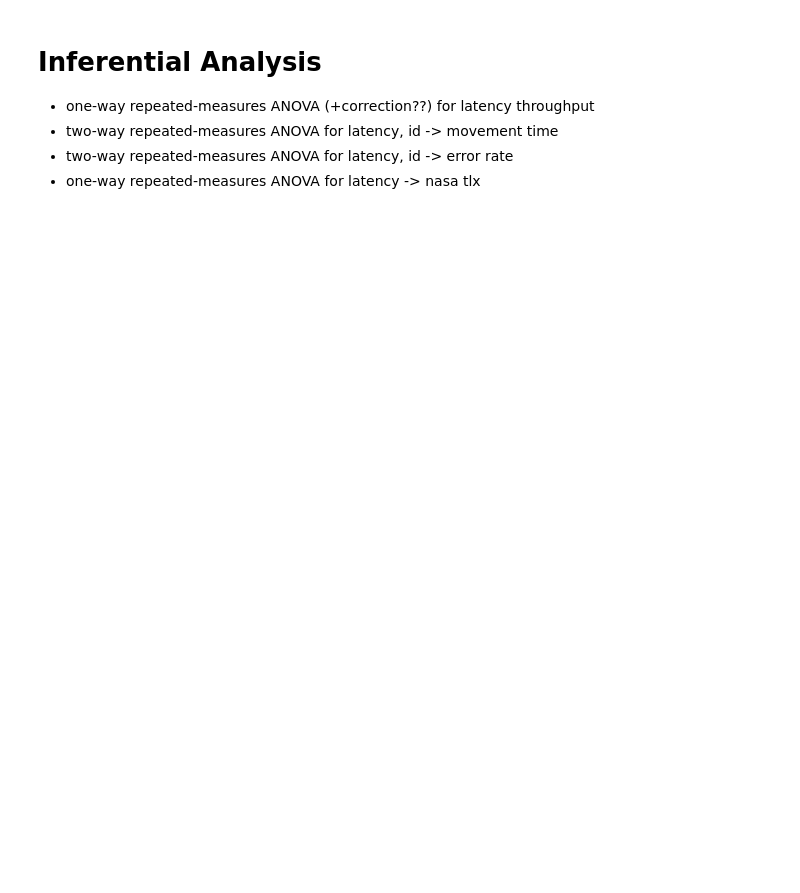
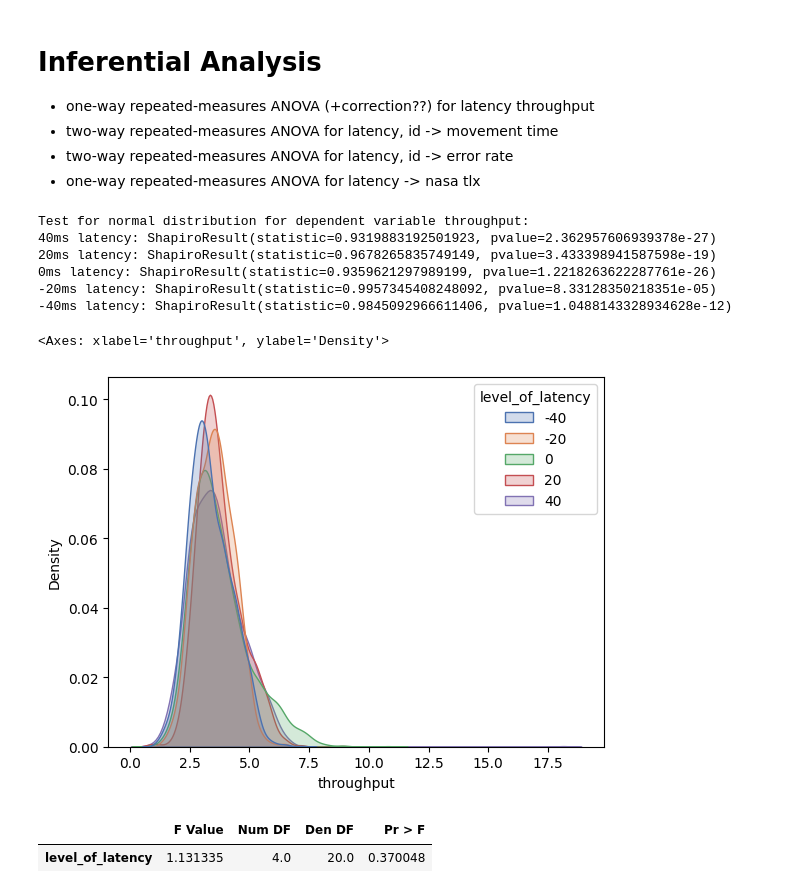
Before and after one commit to lucawoik/SpeedyMouseEvaluation, a Jupyter notebook: inferential_analysis.ipynb, the cells around one changed output. Drawn from its saved outputs; the diff is of its cells as text; code cells hidden in the pictures; blank space fills up the shorter version.

Commit message:
add first draft of inferential analysis

```diff
--- a/inferential_analysis.ipynb
+++ b/inferential_analysis.ipynb
@@ -14,0 +46,9 @@ scipy.__version__
+# %%
+# drop irrelevant columns
+clicks_df = clicks_df.drop(
+    ["timestamp_ms", "target_number"], axis=1
+)
+# drop rows of first click in round (no fitts law task)
+clicks_df = clicks_df.drop(clicks_df.loc[clicks_df["id"] % 9 == 0].index, axis=0)
+clicks_df.reset_index(inplace=True, drop=True)
+clicks_df.head()
@@ -14,0 +62,3 @@ scipy.__version__
+# %%
+# calculation of id
+clicks_df["ID"] = np.log2(clicks_df["target_amplitude"] / clicks_df["target_width"] + 1)
@@ -14,0 +102,15 @@ scipy.__version__
+# %%
+# calculation of throughput
+throughput_df = pd.DataFrame({"IDe": np.zeros(clicks_df.shape[0]),
+                              "completion_time": clicks_df["completion_time"],
+                              "error_rate": 1 - clicks_df["success"]})
+
+for index, entry in clicks_df.iterrows():
+    for _, row in effective_id_df.iterrows():
+        if entry["ID"] == row["ID"]:
+            throughput_df.loc[index,"IDe"] = row["IDe"]
+
+throughput_df["throughput"] = throughput_df["IDe"] / throughput_df["completion_time"]
+throughput_df["level_of_latency"] = clicks_df["level_of_latency"]
+throughput_df["participant_id"] = clicks_df["participant_id"]
+throughput_df
@@ -21,20 +137,28 @@ scipy.__version__
 # %%
 # check if normal distribution (voraussetzung für anova (sonst nicht-parametrischer test))
 dv = 'throughput'
 
-normal_40   = shapiro(clicks_df[clicks_df['level_of_latency'] == 40][dv])
-normal_20  = shapiro(clicks_df[clicks_df['level_of_latency'] == 20][dv])
-normal_0  = shapiro(clicks_df[clicks_df['level_of_latency'] == 0][dv])
-normal_neg20  = shapiro(clicks_df[clicks_df['level_of_latency'] == -20][dv])
-normal_neg40  = shapiro(clicks_df[clicks_df['level_of_latency'] == -40][dv])
+normal_40   = shapiro(throughput_df[throughput_df['level_of_latency'] == 40][dv])
+normal_20  = shapiro(throughput_df[throughput_df['level_of_latency'] == 20][dv])
+normal_0  = shapiro(throughput_df[throughput_df['level_of_latency'] == 0][dv])
+normal_neg20  = shapiro(throughput_df[throughput_df['level_of_latency'] == -20][dv])
+normal_neg40  = shapiro(throughput_df[throughput_df['level_of_latency'] == -40][dv])
 
 print(f'Test for normal distribution for dependent variable {dv}:')
 print(f'40ms latency: {normal_40}')
 print(f'20ms latency: {normal_20}')
 print(f'0ms latency: {normal_0}')
 print(f'-20ms latency: {normal_neg20}')
 print(f'-40ms latency: {normal_neg40}')
 
-sns.kdeplot(data=clicks_df, x=dv, hue='level_of_latency', fill=True, palette='deep')
-# nicht-normalverteilt bei pc -> nicht-parametrischer test
-# eigentlich residuals anschauen
+sns.kdeplot(data=throughput_df, x=dv, hue='level_of_latency', fill=True, palette='deep')
+# alle normalverteilt
+# %% [output]
+Test for normal distribution for dependent variable throughput:
+40ms latency: ShapiroResult(statistic=0.9319883192501923, pvalue=2.362957606939378e-27)
+20ms latency: ShapiroResult(statistic=0.9678265835749149, pvalue=3.433398941587598e-19)
+0ms latency: ShapiroResult(statistic=0.9359621297989199, pvalue=1.2218263622287761e-26)
+-20ms latency: ShapiroResult(statistic=0.9957345408248092, pvalue=8.33128350218351e-05)
+-40ms latency: ShapiroResult(statistic=0.9845092966611406, pvalue=1.0488143328934628e-12)
+<Axes: xlabel='throughput', ylabel='Density'>
+[figure, added]
@@ -56,3 +165,8 @@ print(posthoc_wilcoxon(df_annotation, val_col=dv, group_col='medium', p_adjust='
 # %%
-print(AnovaRM(data=clicks_df, depvar='throughput',
-              subject='participant_id', within=['level_of_latency']).fit())
+result = AnovaRM(data=throughput_df, depvar='throughput',
+              subject="participant_id", within=['level_of_latency'], aggregate_func='mean').fit()
+result.anova_table
+# kein haupteffekt
+# %% [output]
+|  | F Value | Num DF | Den DF | Pr > F |
+| level_of_latency | 1.131335 | 4.0 | 20.0 | 0.370048 |
```
Also changed, not shown: parts of 11 cells of this notebook.
